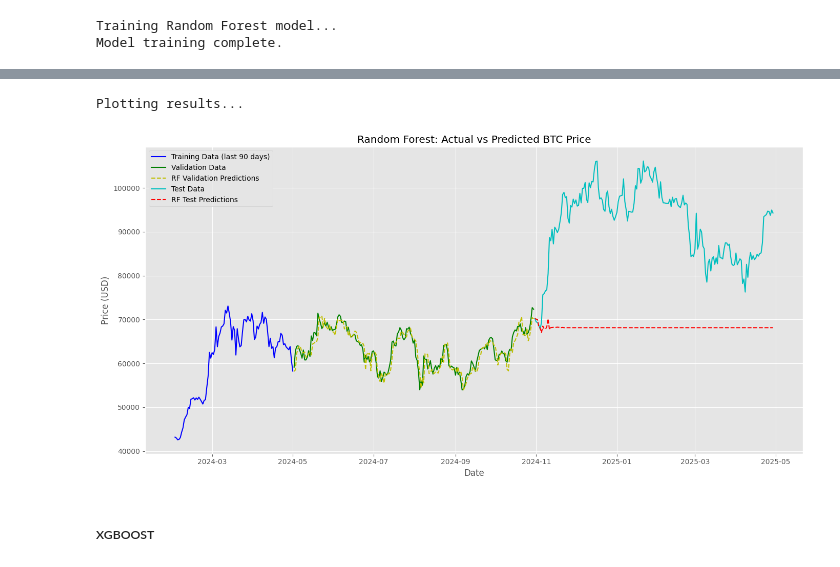
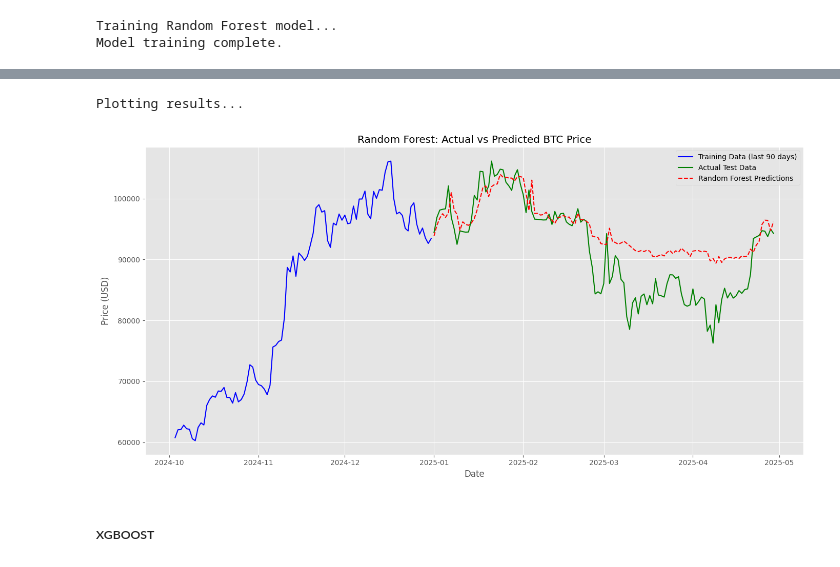
Before and after one commit to Fizryfu/Capstone, a Jupyter notebook: Capstone Project/Capstone_Project.ipynb, the cells around one changed output, grey strips where cells are left out. Drawn from its saved outputs; the diff is of its cells as text; code cells hidden in the pictures.

Commit message:
Revert "fixed train test split"
This reverts commit f6c45888b869185a3e39f0e021a0cca0afbbb37a.

```diff
--- a/Capstone Project/Capstone_Project.ipynb
+++ b/Capstone Project/Capstone_Project.ipynb
@@ -1119,12 +1045,10 @@ print("Preparing data for Prophet...")
 try:
     # Ensure datetime format for indices
     y_train_index = pd.to_datetime(y_train.index)
-    y_val_index = pd.to_datetime(y_val.index)
     y_test_index = pd.to_datetime(y_test.index)
 
     # Flatten values
     y_train_values = y_train.values.flatten() if y_train.values.ndim > 1 else y_train.values
-    y_val_values = y_val.values.flatten() if y_val.values.ndim > 1 else y_val.values
     y_test_values = y_test.values.flatten() if y_test.values.ndim > 1 else y_test.values
 
     # Create Prophet-compatible training DataFrame
@@ -1284,7 +1158,7 @@ except Exception as e:
 # %%
 # Plot Prophet Components
 try:
-    fig = prophet_model.plot_components(prophet_test_forecast)
+    fig = prophet_model.plot_components(prophet_forecast)
     plt.tight_layout()
     plt.show()
 except Exception as e:
@@ -1369,7 +1245,6 @@ print("Scaling features...")
 try:
     scaler = MinMaxScaler()
     X_train_scaled = scaler.fit_transform(X_train_np)
-    X_val_scaled = scaler.transform(X_val_np)
     X_test_scaled = scaler.transform(X_test_np)
 except Exception as e:
     print(" Error in scaling:")
@@ -1478,12 +1324,0 @@ Debug - y_test shape: (181,)
-# %%
-# Evaluate Test Performance
-print("\nEvaluating test performance...")
-
-try:
-    rf_metrics = calculate_metrics(y_test_series, rf_test_preds_series)
-    print("Random Forest Test Metrics:")
-    for key, value in rf_metrics.items():
-        print(f"{key}: {value:.4f}")
-except Exception as e:
-    print("Error calculating test metrics:")
-    traceback.print_exc()
@@ -1498,31 +1325,30 @@ R2: -7.7558
 # %%
 # Plot Actual vs Predicted BTC Prices
 print("Plotting results...")
 
 try:
-    plt.figure(figsize=(14, 7))
-    if hasattr(y_train, 'index'):
-        plt.plot(y_train.index[-min(90, len(y_train)):],
-                 y_train.values[-min(90, len(y_train)):].flatten(),
-                 'b-', label='Training Data (last 90 days)')
-    plt.plot(y_val_series.index, y_val_series, 'g-', label='Validation Data')
-    plt.plot(rf_val_preds_series.index, rf_val_preds_series, 'y--', label='RF Validation Predictions')
-    plt.plot(y_test_series.index, y_test_series, 'c-', label='Test Data')
-    plt.plot(rf_test_preds_series.index, rf_test_preds_series, 'r--', label='RF Test Predictions')
+    if min_len > 0:
+        plt.figure(figsize=(14, 7))
+        if hasattr(y_train, 'index'):
+            plt.plot(y_train.index[-min(90, len(y_train)):],
+                     y_train.values[-min(90, len(y_train)):].flatten(),
+                     'b-', label='Training Data (last 90 days)')
+        plt.plot(y_test_series.index, y_test_series, 'g-', label='Actual Test Data')
+        plt.plot(rf_preds_series.index, rf_preds_series, 'r--', label='Random Forest Predictions')
 
-    plt.title('Random Forest: Actual vs Predicted BTC Price')
-    plt.xlabel('Date')
-    plt.ylabel('Price (USD)')
-    plt.legend()
-    plt.grid(True)
-    plt.tight_layout()
-    plt.show()
+        plt.title('Random Forest: Actual vs Predicted BTC Price')
+        plt.xlabel('Date')
+        plt.ylabel('Price (USD)')
+        plt.legend()
+        plt.grid(True)
+        plt.tight_layout()
+        plt.show()
 
 except Exception as e:
     print("Error plotting results:")
     traceback.print_exc()
 # %% [output]
 Plotting results...
-[figure, old version]
+[figure, new version]
 # %% [markdown]
 ##### XGBOOST
```
Also changed, not shown: parts of 41 cells of this notebook.
